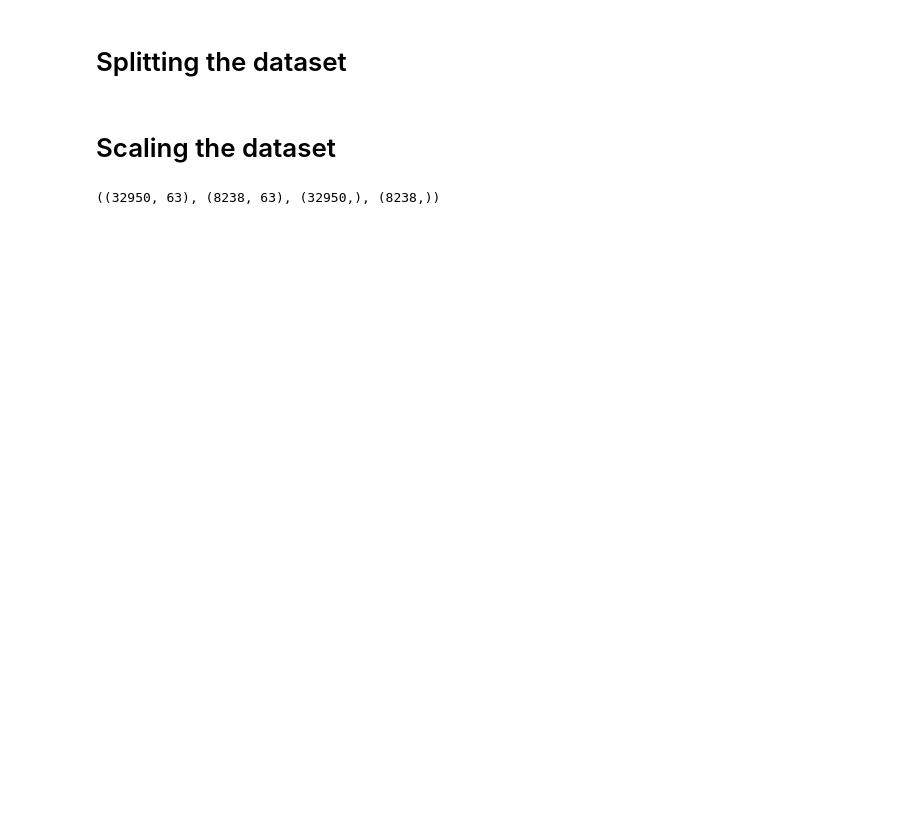
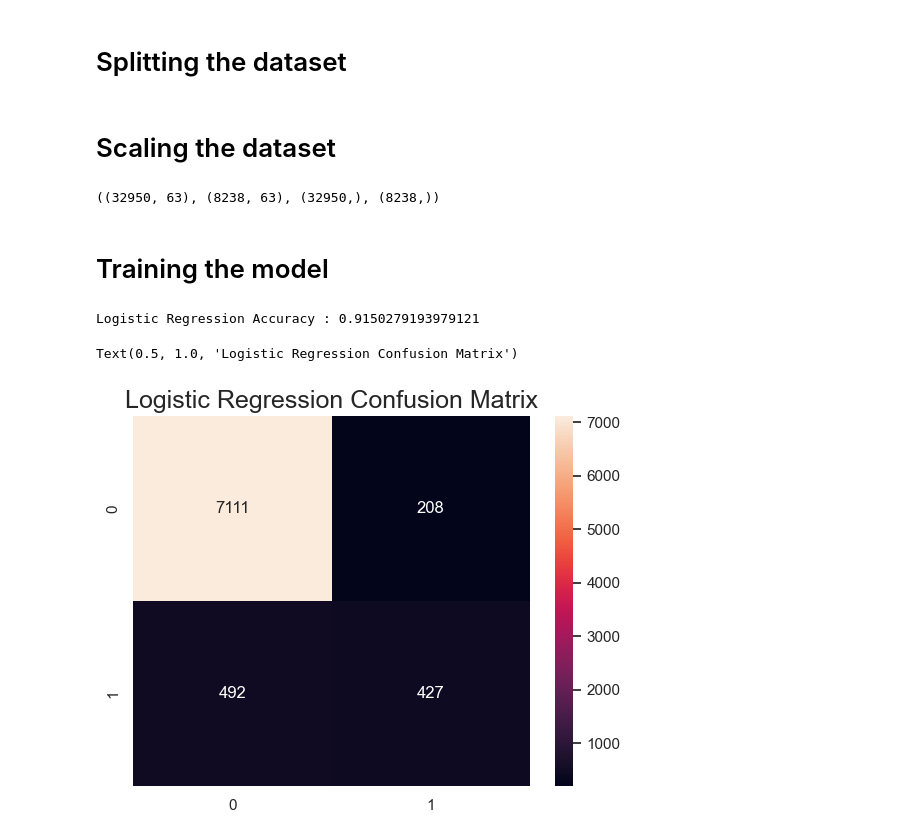
Before and after one commit to FedericoAriton99/CA2-Strategic-Thinking, a Jupyter notebook: Federico_Ariton_Strategicthinking_Code_HDip_CA2.ipynb, the cells around one changed output. Saved outputs shown, nothing was run; the diff lists cells and outputs as text; code cells hidden in the pictures; blank space fills up the shorter version.

Commit message:
Training the model

```diff
--- a/Federico_Ariton_Strategicthinking_Code_HDip_CA2.ipynb
+++ b/Federico_Ariton_Strategicthinking_Code_HDip_CA2.ipynb
@@ -186,3 +186,33 @@ X_train, X_test, y_train, y_test = train_test_split(X_transformed, y, test_size=
 X_train.shape, X_test.shape, y_train.shape, y_test.shape
 # %% [output]
 ((32950, 63), (8238, 63), (32950,), (8238,))
+# %% [markdown]
+# Training the model
+# %%
+from sklearn.linear_model import LogisticRegression
+from sklearn.metrics import accuracy_score, precision_score, recall_score, roc_auc_score, confusion_matrix
+
+# Train a Logistic Regression model
+logreg = LogisticRegression(max_iter=1000)
+logreg.fit(X_train, y_train)
+
+# Predict on the testing set
+y_pred = logreg.predict(X_test)
+# %%
+# This instance 'log_reg' will be used to train the model and make predictions.
+log_reg = LogisticRegression()
+
+# Evaluating the model on the test data.
+log_reg.fit(X_train, y_train)
+print("Logistic Regression Accuracy :", log_reg.score(X_test, y_test))
+# %% [output]
+Logistic Regression Accuracy : 0.9150279193979121
+# %%
+# Visualazing the confusion Matrix
+# We can see that are a lot true negatives
+# This can be for imbalanced data
+sns.heatmap(confusion_matrix(y_test, log_reg.predict(X_test)), annot=True, fmt='.0f')
+plt.title("Logistic Regression Confusion Matrix", fontsize=18)
+# %% [output]
+Text(0.5, 1.0, 'Logistic Regression Confusion Matrix')
+[figure, added]
```
Also changed, not shown: parts of 2 cells of this notebook.
